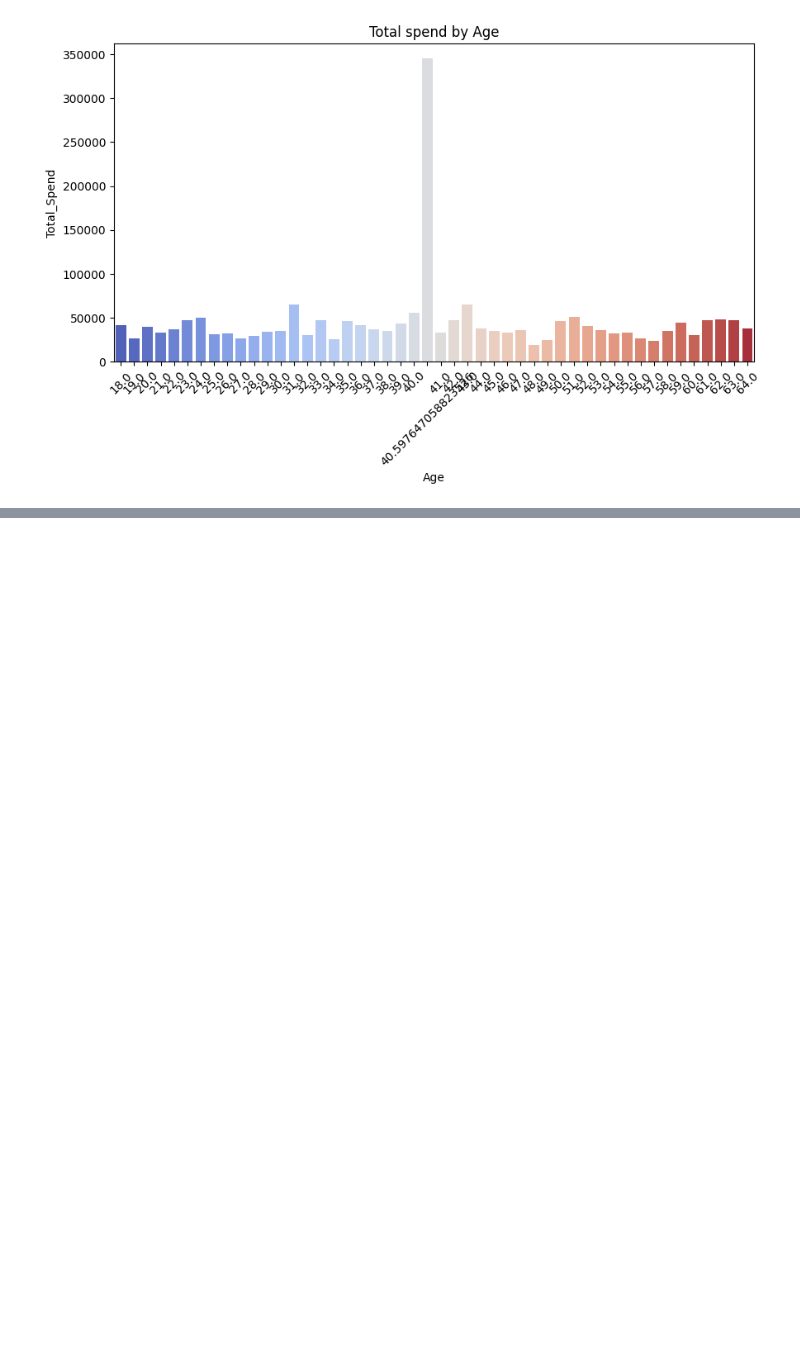
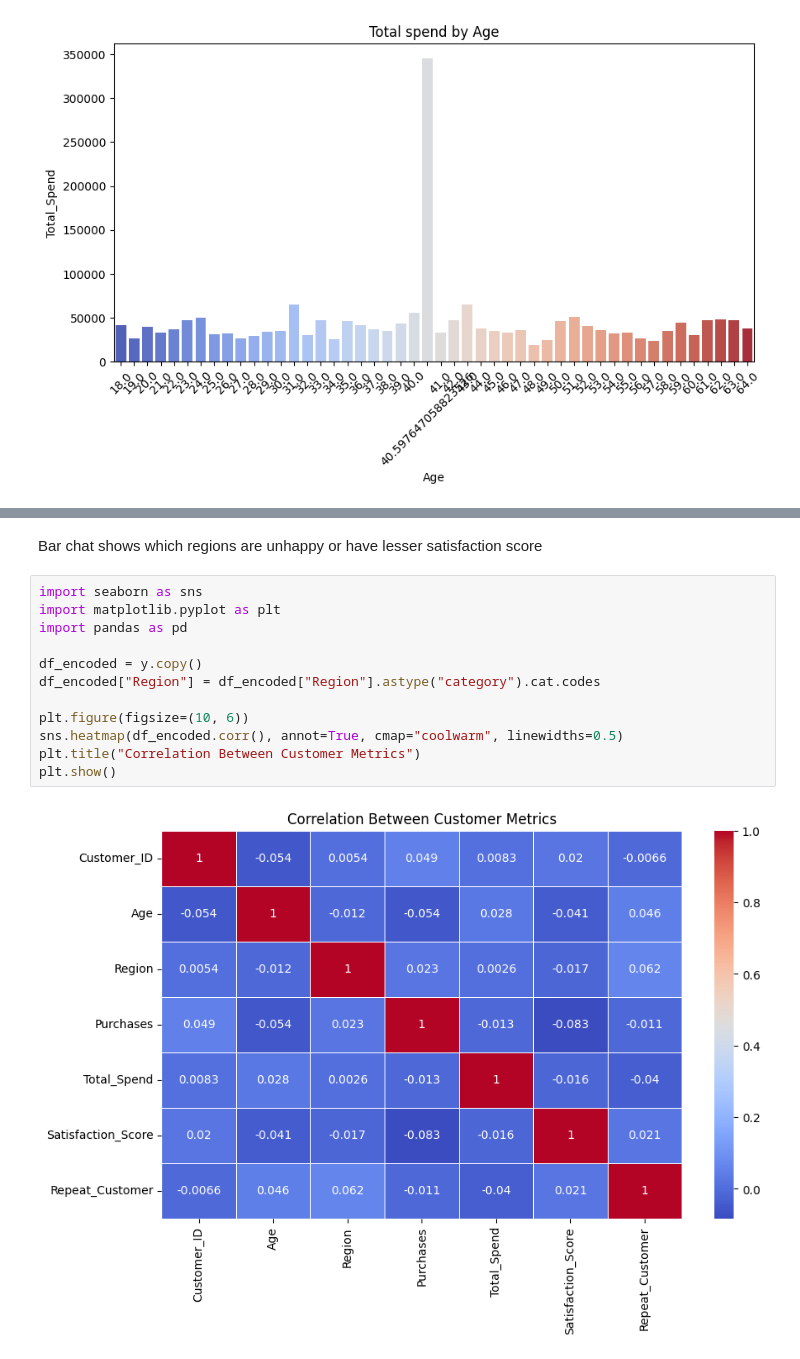
Before and after one commit to SafehEmmanuela/Final-Project, a Jupyter notebook: Final Project.ipynb, the cells around one changed output, grey strips where cells are left out. Saved outputs shown, nothing was run; the diff lists cells and outputs as text; blank space fills up the shorter version.

```diff
--- a/Final Project.ipynb
+++ b/Final Project.ipynb
@@ -329,0 +354,16 @@ Passing `palette` without assigning `hue` is deprecated and will be removed in v
+# %% [markdown]
+Bar chat shows which regions are unhappy or have lesser satisfaction score
+# %%
+import seaborn as sns
+import matplotlib.pyplot as plt
+import pandas as pd
+
+df_encoded = y.copy()
+df_encoded["Region"] = df_encoded["Region"].astype("category").cat.codes
+
+plt.figure(figsize=(10, 6))
+sns.heatmap(df_encoded.corr(), annot=True, cmap="coolwarm", linewidths=0.5)
+plt.title("Correlation Between Customer Metrics")
+plt.show()
+# %% [output]
+[figure, added]
```
Also changed, not shown: parts of 4 cells of this notebook.
